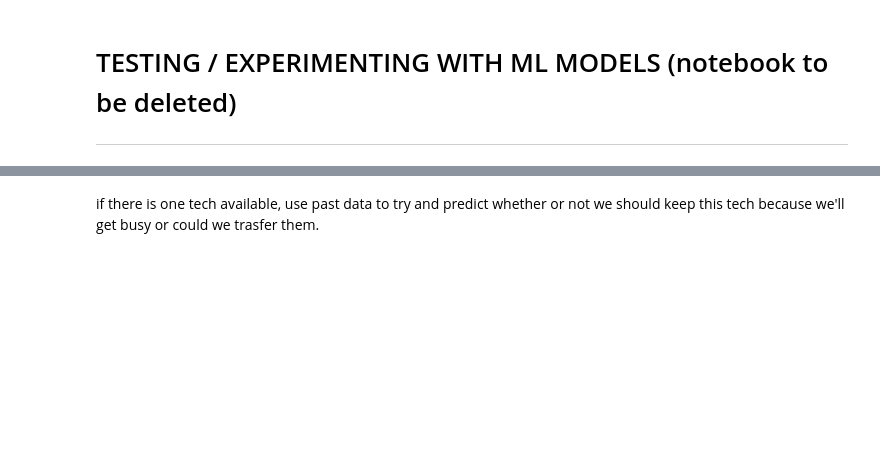
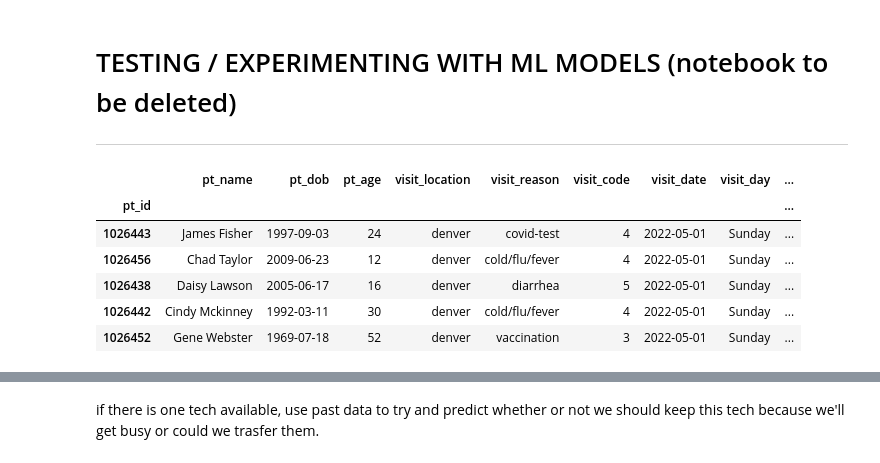
Before and after one commit to rc-9/TecNav, a Jupyter notebook: uc_scheduler_models.ipynb, the cells around one changed output, grey strips where cells are left out. Saved outputs shown, nothing was run; the diff lists cells and outputs as text; code cells hidden in the pictures; blank space fills up the shorter version.

```diff
--- a/uc_scheduler_models.ipynb
+++ b/uc_scheduler_models.ipynb
@@ -39,4 +39,15 @@ sns.set_style('white')
 sns.set_color_codes()
 plt.style.use('default')  # sub 'dark_background'
 warnings.filterwarnings("ignore")
+# %%
+new_patients = pd.read_csv('./uc_new_patients.csv', index_col='pt_id')
+new_patients.head()
+# %% [output]
+|  | pt_name | pt_dob | pt_age | visit_location | visit_reason | visit_code | visit_date | visit_day | ... |
+| pt_id |  |  |  |  |  |  |  |  | ... |
+| 1026443 | James Fisher | 1997-09-03 | 24 | denver | covid-test | 4 | 2022-05-01 | Sunday | ... |
+| 1026456 | Chad Taylor | 2009-06-23 | 12 | denver | cold/flu/fever | 4 | 2022-05-01 | Sunday | ... |
+| 1026438 | Daisy Lawson | 2005-06-17 | 16 | denver | diarrhea | 5 | 2022-05-01 | Sunday | ... |
+| 1026442 | Cindy Mckinney | 1992-03-11 | 30 | denver | cold/flu/fever | 4 | 2022-05-01 | Sunday | ... |
+| 1026452 | Gene Webster | 1969-07-18 | 52 | denver | vaccination | 3 | 2022-05-01 | Sunday | ... |
 # %%
```
Also changed, not shown: parts of 26 cells of this notebook, 5 other files.
